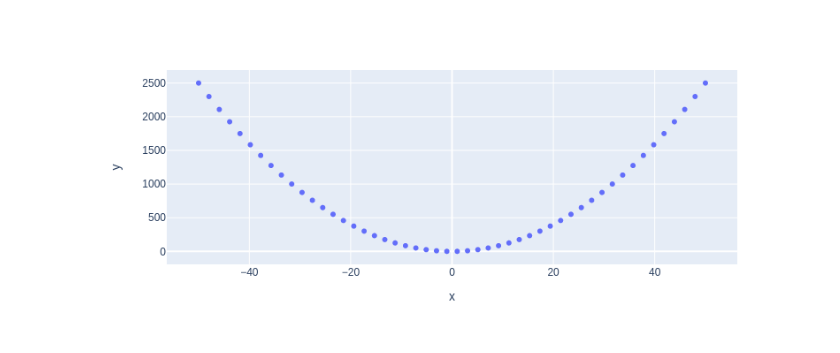
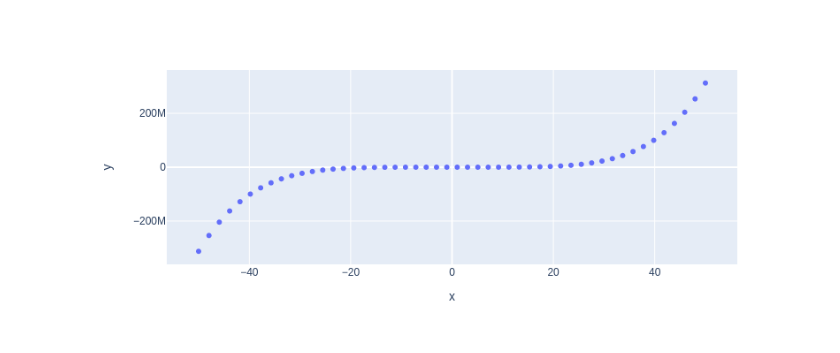
Before and after one commit to gansheer/my-notebooks-repo, a Jupyter notebook: experiment1.ipynb, the cells around one changed output. Saved outputs shown, nothing was run; the diff lists cells and outputs as text; code cells hidden in the pictures.

```diff
--- a/experiment1.ipynb
+++ b/experiment1.ipynb
@@ -6,7 +6,7 @@ import plotly.express as px
 x = np.linspace(start=-50, stop=50)
 
 # y-axis data points
-y = x ** 2
+y = x ** 5
 
 # define the plot
 fig = px.scatter(x=x, y=y)
@@ -17 +16 @@ fig.show()
-[figure, old version]
+[figure, new version]
```
Also changed, not shown: parts of 1 cell of this notebook.
